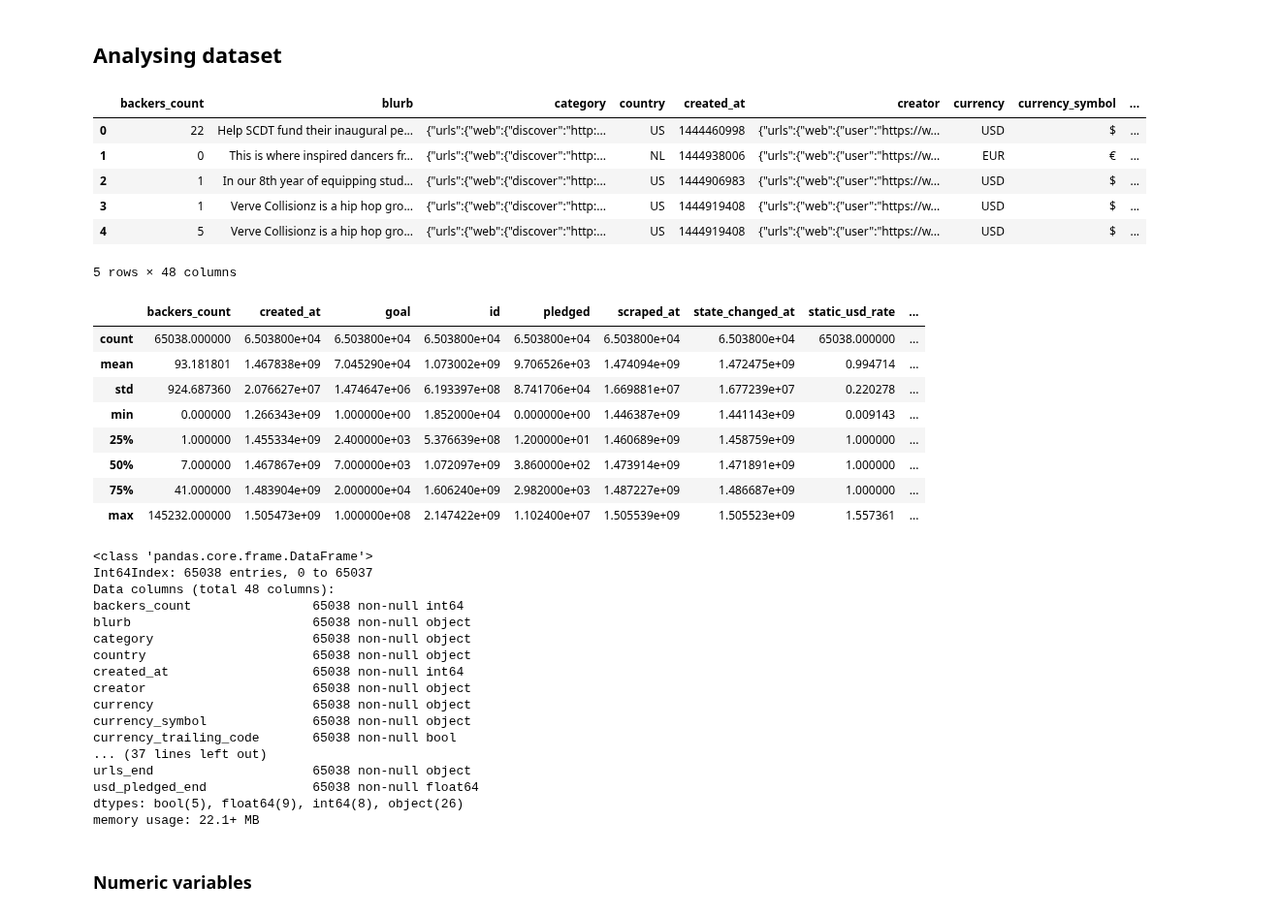
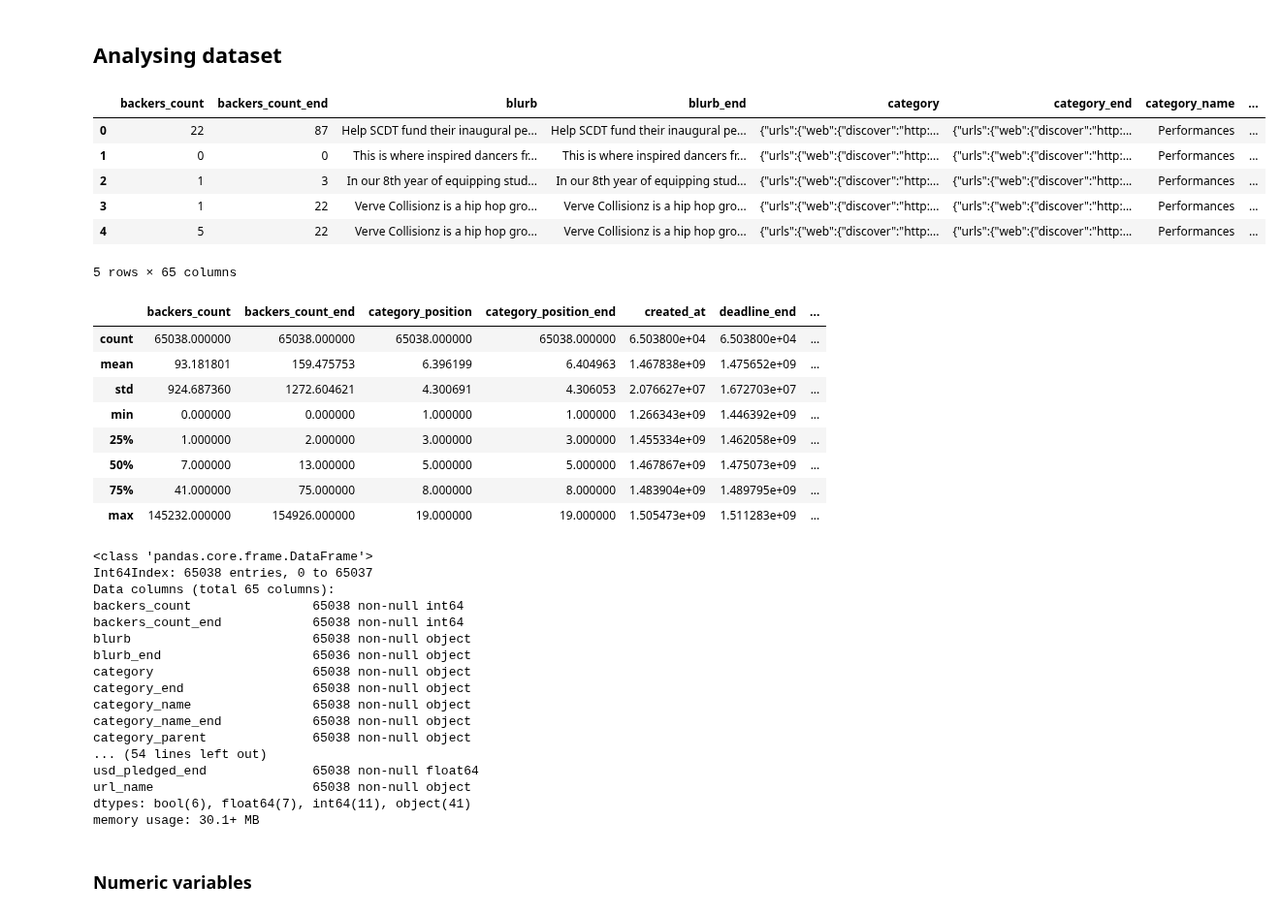
Before and after one commit to blanarik/kickstarter_success_prediction, a Jupyter notebook: 03_Kickstarter_exploratory_data_analysis.ipynb, the cells around one changed output. Shown at 97% size. Saved outputs shown, nothing was run; the diff lists cells and outputs as text; code cells hidden in the pictures.

```diff
--- a/03_Kickstarter_exploratory_data_analysis.ipynb
+++ b/03_Kickstarter_exploratory_data_analysis.ipynb
@@ -13,48 +13,48 @@ import seaborn as sns
 # set default figsize
 plt.rcParams['figure.figsize'] = [15, 6]
 # %%
-df_projects = pd.read_csv('projects.csv', encoding='cp1252', index_col=0)
+df_projects = pd.read_csv('data/projects_merged.csv', encoding='cp1252', index_col=0)
 df_projects.head()
 # %% [output]
-|  | backers_count | blurb | category | country | created_at | creator | currency | currency_symbol | ... |
-| 0 | 22 | Help SCDT fund their inaugural pe... | {"urls":{"web":{"discover":"http:... | US | 1444460998 | {"urls":{"web":{"user":"https://w... | USD | $ | ... |
-| 1 | 0 | This is where inspired dancers fr... | {"urls":{"web":{"discover":"http:... | NL | 1444938006 | {"urls":{"web":{"user":"https://w... | EUR | € | ... |
-| 2 | 1 | In our 8th year of equipping stud... | {"urls":{"web":{"discover":"http:... | US | 1444906983 | {"urls":{"web":{"user":"https://w... | USD | $ | ... |
-| 3 | 1 | Verve Collisionz is a hip hop gro... | {"urls":{"web":{"discover":"http:... | US | 1444919408 | {"urls":{"web":{"user":"https://w... | USD | $ | ... |
-| 4 | 5 | Verve Collisionz is a hip hop gro... | {"urls":{"web":{"discover":"http:... | US | 1444919408 | {"urls":{"web":{"user":"https://w... | USD | $ | ... |
+|  | backers_count | backers_count_end | blurb | blurb_end | category | category_end | category_name | ... |
+| 0 | 22 | 87 | Help SCDT fund their inaugural pe... | Help SCDT fund their inaugural pe... | {"urls":{"web":{"discover":"http:... | {"urls":{"web":{"discover":"http:... | Performances | ... |
+| 1 | 0 | 0 | This is where inspired dancers fr... | This is where inspired dancers fr... | {"urls":{"web":{"discover":"http:... | {"urls":{"web":{"discover":"http:... | Performances | ... |
+| 2 | 1 | 3 | In our 8th year of equipping stud... | In our 8th year of equipping stud... | {"urls":{"web":{"discover":"http:... | {"urls":{"web":{"discover":"http:... | Performances | ... |
+| 3 | 1 | 22 | Verve Collisionz is a hip hop gro... | Verve Collisionz is a hip hop gro... | {"urls":{"web":{"discover":"http:... | {"urls":{"web":{"discover":"http:... | Performances | ... |
+| 4 | 5 | 22 | Verve Collisionz is a hip hop gro... | Verve Collisionz is a hip hop gro... | {"urls":{"web":{"discover":"http:... | {"urls":{"web":{"discover":"http:... | Performances | ... |
-5 rows × 48 columns
+5 rows × 65 columns
 # %%
 df_projects.describe()
 # %% [output]
-|  | backers_count | created_at | goal | id | pledged | scraped_at | state_changed_at | static_usd_rate | ... |
-| count | 65038.000000 | 6.503800e+04 | 6.503800e+04 | 6.503800e+04 | 6.503800e+04 | 6.503800e+04 | 6.503800e+04 | 65038.000000 | ... |
-| mean | 93.181801 | 1.467838e+09 | 7.045290e+04 | 1.073002e+09 | 9.706526e+03 | 1.474094e+09 | 1.472475e+09 | 0.994714 | ... |
-| std | 924.687360 | 2.076627e+07 | 1.474647e+06 | 6.193397e+08 | 8.741706e+04 | 1.669881e+07 | 1.677239e+07 | 0.220278 | ... |
-| min | 0.000000 | 1.266343e+09 | 1.000000e+00 | 1.852000e+04 | 0.000000e+00 | 1.446387e+09 | 1.441143e+09 | 0.009143 | ... |
-| 25% | 1.000000 | 1.455334e+09 | 2.400000e+03 | 5.376639e+08 | 1.200000e+01 | 1.460689e+09 | 1.458759e+09 | 1.000000 | ... |
-| 50% | 7.000000 | 1.467867e+09 | 7.000000e+03 | 1.072097e+09 | 3.860000e+02 | 1.473914e+09 | 1.471891e+09 | 1.000000 | ... |
-| 75% | 41.000000 | 1.483904e+09 | 2.000000e+04 | 1.606240e+09 | 2.982000e+03 | 1.487227e+09 | 1.486687e+09 | 1.000000 | ... |
-| max | 145232.000000 | 1.505473e+09 | 1.000000e+08 | 2.147422e+09 | 1.102400e+07 | 1.505539e+09 | 1.505523e+09 | 1.557361 | ... |
+|  | backers_count | backers_count_end | category_position | category_position_end | created_at | deadline_end | ... |
+| count | 65038.000000 | 65038.000000 | 65038.000000 | 65038.000000 | 6.503800e+04 | 6.503800e+04 | ... |
+| mean | 93.181801 | 159.475753 | 6.396199 | 6.404963 | 1.467838e+09 | 1.475652e+09 | ... |
+| std | 924.687360 | 1272.604621 | 4.300691 | 4.306053 | 2.076627e+07 | 1.672703e+07 | ... |
+| min | 0.000000 | 0.000000 | 1.000000 | 1.000000 | 1.266343e+09 | 1.446392e+09 | ... |
+| 25% | 1.000000 | 2.000000 | 3.000000 | 3.000000 | 1.455334e+09 | 1.462058e+09 | ... |
+| 50% | 7.000000 | 13.000000 | 5.000000 | 5.000000 | 1.467867e+09 | 1.475073e+09 | ... |
+| 75% | 41.000000 | 75.000000 | 8.000000 | 8.000000 | 1.483904e+09 | 1.489795e+09 | ... |
+| max | 145232.000000 | 154926.000000 | 19.000000 | 19.000000 | 1.505473e+09 | 1.511283e+09 | ... |
 # %%
 df_projects.info()
 # %% [output]
 <class 'pandas.core.frame.DataFrame'>
 Int64Index: 65038 entries, 0 to 65037
-Data columns (total 48 columns):
+Data columns (total 65 columns):
 backers_count                65038 non-null int64
+backers_count_end            65038 non-null int64
 blurb                        65038 non-null object
+blurb_end                    65036 non-null object
 category                     65038 non-null object
-country                      65038 non-null object
-created_at                   65038 non-null int64
-creator                      65038 non-null object
-currency                     65038 non-null object
-currency_symbol              65038 non-null object
-currency_trailing_code       65038 non-null bool
-... (37 lines left out)
-urls_end                     65038 non-null object
+category_end                 65038 non-null object
+category_name                65038 non-null object
+category_name_end            65038 non-null object
+category_parent              65038 non-null object
+... (54 lines left out)
 usd_pledged_end              65038 non-null float64
-dtypes: bool(5), float64(9), int64(8), object(26)
-memory usage: 22.1+ MB
+url_name                     65038 non-null object
+dtypes: bool(6), float64(7), int64(11), object(41)
+memory usage: 30.1+ MB
 # %% [markdown]
 ### Numeric variables
 # %%
```
Also changed, not shown: 1 other file.
